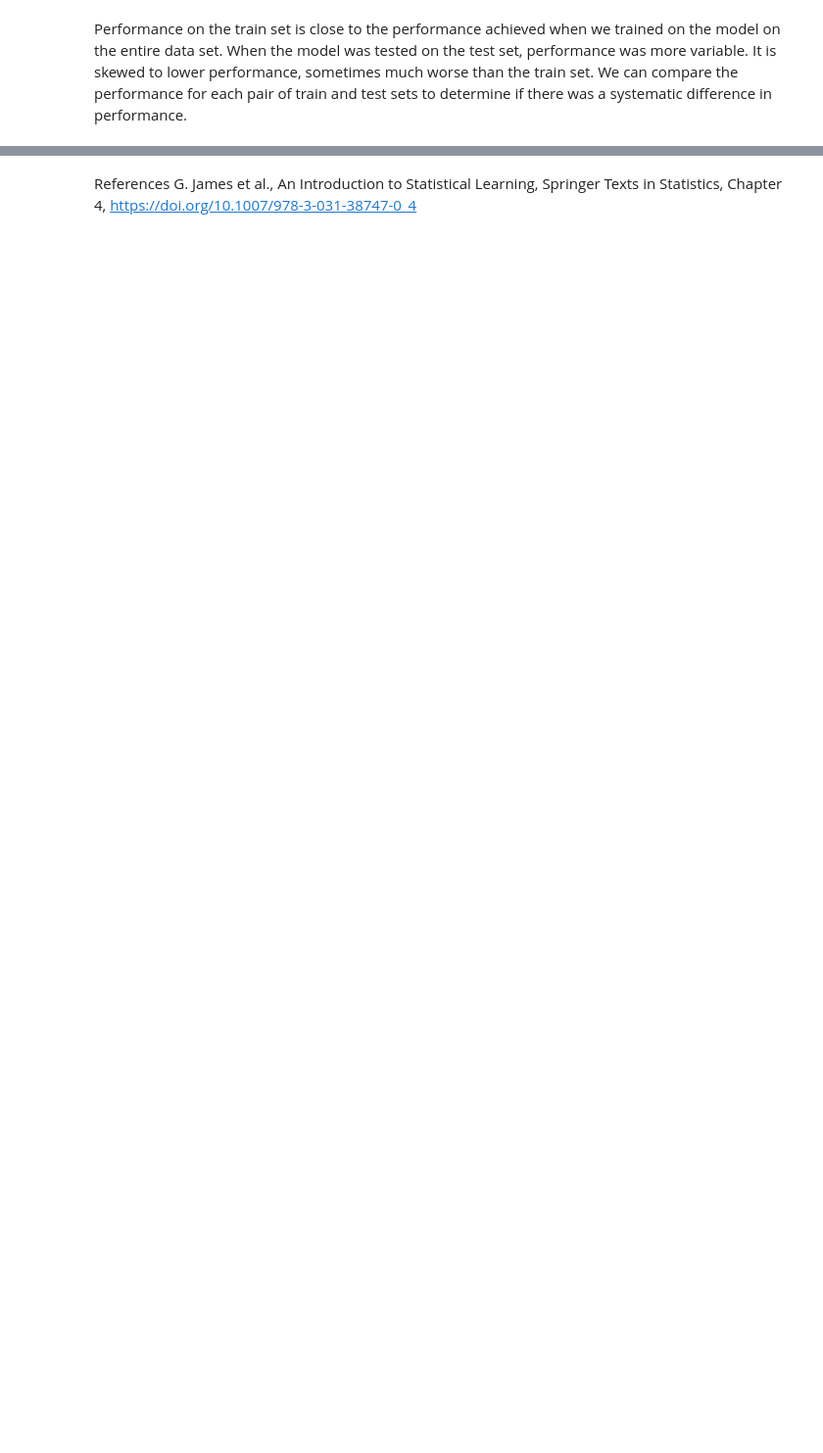
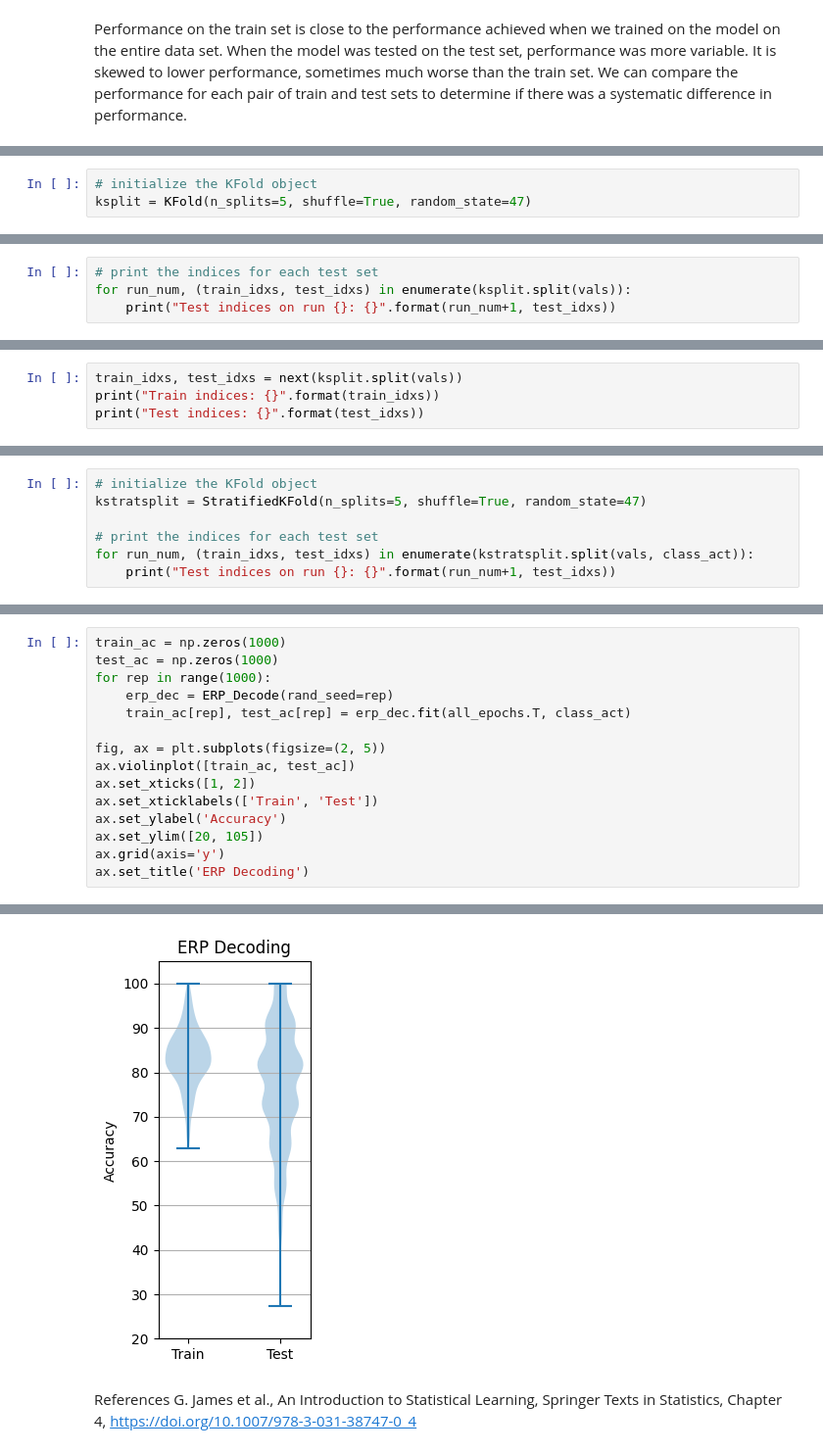
Before and after one commit to dbheadley/DecodingTheBrain, a Jupyter notebook: Week3/notes.ipynb, the cells around one changed output, grey strips where cells are left out. Shown at 98% size. Saved outputs shown, nothing was run; the diff lists cells and outputs as text; blank space fills up the shorter version.

```diff
--- a/Week3/notes.ipynb
+++ b/Week3/notes.ipynb
@@ -1213,0 +1222,3 @@ Median difference: -0.07
+# %%
+# initialize the KFold object
+ksplit = KFold(n_splits=5, shuffle=True, random_state=47)
@@ -1213,0 +1235,4 @@ Median difference: -0.07
+# %%
+# print the indices for each test set
+for run_num, (train_idxs, test_idxs) in enumerate(ksplit.split(vals)):
+    print("Test indices on run {}: {}".format(run_num+1, test_idxs))
@@ -1213,0 +1247,4 @@ Median difference: -0.07
+# %%
+train_idxs, test_idxs = next(ksplit.split(vals))
+print("Train indices: {}".format(train_idxs))
+print("Test indices: {}".format(test_idxs))
@@ -1213,0 +1259,7 @@ Median difference: -0.07
+# %%
+# initialize the KFold object
+kstratsplit = StratifiedKFold(n_splits=5, shuffle=True, random_state=47)
+
+# print the indices for each test set
+for run_num, (train_idxs, test_idxs) in enumerate(kstratsplit.split(vals, class_act)):
+    print("Test indices on run {}: {}".format(run_num+1, test_idxs))
@@ -1213,0 +1328,16 @@ Median difference: -0.07
+# %%
+train_ac = np.zeros(1000)
+test_ac = np.zeros(1000)
+for rep in range(1000):
+    erp_dec = ERP_Decode(rand_seed=rep)
+    train_ac[rep], test_ac[rep] = erp_dec.fit(all_epochs.T, class_act)
+
+fig, ax = plt.subplots(figsize=(2, 5))
+ax.violinplot([train_ac, test_ac])
+ax.set_xticks([1, 2])
+ax.set_xticklabels(['Train', 'Test'])
+ax.set_ylabel('Accuracy')
+ax.set_ylim([20, 105])
+ax.grid(axis='y')
+ax.set_title('ERP Decoding')
+# %% [output]
@@ -1214,3 +1345,4 @@ Median difference: -0.07
+[figure, added]
 # %% [markdown]
 References
 G. James et al., An Introduction to Statistical Learning, Springer Texts in Statistics, Chapter 4, https://doi.org/10.1007/978-3-031-38747-0_4
```
Also changed, not shown: parts of 18 cells of this notebook.
